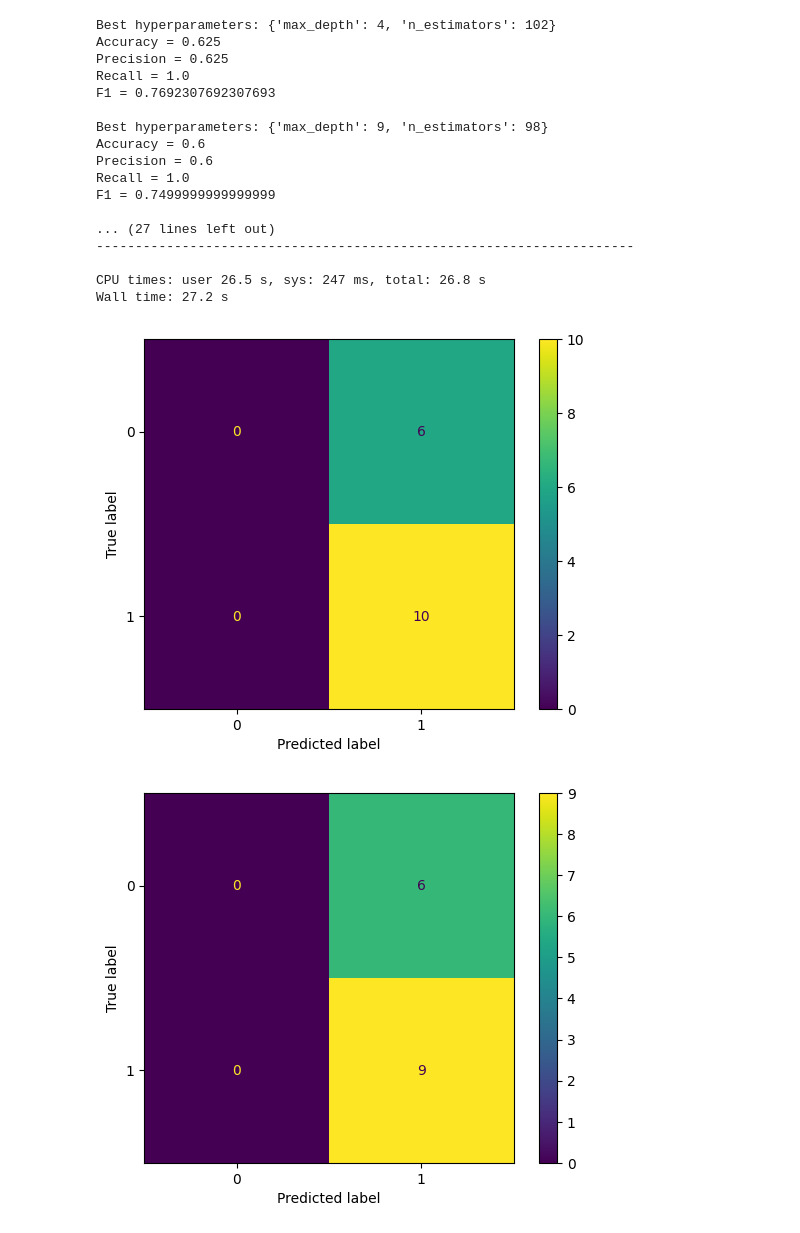
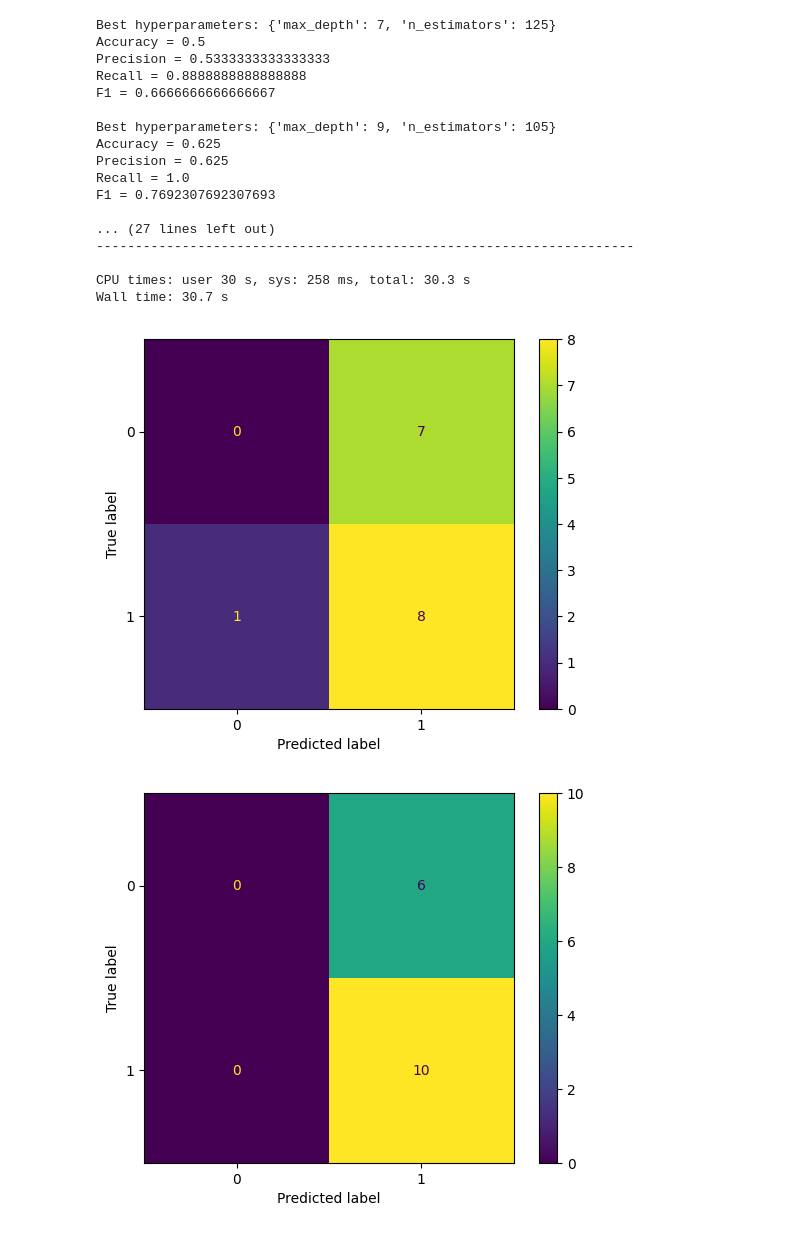
Before and after one commit to cgpayne/electropsychographer, a Jupyter notebook: notebooks/models/random_forest_all.ipynb, the cells around one changed output. Drawn from its saved outputs; the diff is of its cells as text; code cells hidden in the pictures.

```diff
--- a/notebooks/models/random_forest_all.ipynb
+++ b/notebooks/models/random_forest_all.ipynb
@@ -148,7 +105,9 @@ Wall time: 1.97 s
 %%time
 
 tot_folds = 5
-data_handle = 'cond1_pat1to81_outrmv_kfold-5'
+# data_handle = 'cond1_pat1to81_outrmv_kfold-5'
+# data_handle = 'cond2_pat1to81_outrmv_kfold-5'
+data_handle = 'cond3_pat1to81_outrmv_kfold-5'
 data_dir = '../../data/intermediates/pca/' + data_handle
 
 n_est = 200
@@ -161,42 +120,42 @@ avg_f1 = 0
 
 for ff in range(tot_folds):
     X_train = np.loadtxt(data_dir + '/X_train-' + str(ff) + '_' + data_handle + '.csv', delimiter=',')
     X_test = np.loadtxt(data_dir + '/X_test-' + str(ff) + '_' + data_handle + '.csv', delimiter=',')
     y_train = pd.read_csv(data_dir + '/y_train-' + str(ff) + '_' + data_handle + '.csv', index_col=0)
     y_test = pd.read_csv(data_dir + '/y_test-' + str(ff) + '_' + data_handle + '.csv', index_col=0)
 
     orf = OptimalRF(X_train, X_test, y_train, y_test, n_est, max_d)
     orf.run()
 
     avg_accuracy += orf.accuracy
     avg_precision += orf.precision
     avg_recall += orf.recall
     avg_f1 += orf.f1
 
 print('\n---------------------------------------------------------------------\n')
-print('The average accuracy, precision, recall, and F1-score are as follows:')
+print(f"The average accuracy, precision, recall, and F1-score for {data_handle} are as follows:")
 print("Accuracy =", avg_accuracy/tot_folds)
 print("Precision =", avg_precision/tot_folds)
 print("Recall =", avg_recall/tot_folds)
 print("F1 =", avg_f1/tot_folds)
 print('\n---------------------------------------------------------------------\n')
 # %% [output]
-Best hyperparameters: {'max_depth': 4, 'n_estimators': 102}
+Best hyperparameters: {'max_depth': 7, 'n_estimators': 125}
+Accuracy = 0.5
+Precision = 0.5333333333333333
+Recall = 0.8888888888888888
+F1 = 0.6666666666666667
+
+Best hyperparameters: {'max_depth': 9, 'n_estimators': 105}
 Accuracy = 0.625
 Precision = 0.625
 Recall = 1.0
 F1 = 0.7692307692307693
 
-Best hyperparameters: {'max_depth': 9, 'n_estimators': 98}
-Accuracy = 0.6
-Precision = 0.6
-Recall = 1.0
-F1 = 0.7499999999999999
-
 ... (27 lines left out)
 ---------------------------------------------------------------------
 
-CPU times: user 26.5 s, sys: 247 ms, total: 26.8 s
-Wall time: 27.2 s
+CPU times: user 30 s, sys: 258 ms, total: 30.3 s
+Wall time: 30.7 s
-[figure, old version]
+[figure, new version]
-[figure, old version]
+[figure, new version]
```
Also changed, not shown: parts of 6 cells of this notebook, 1 other file.
